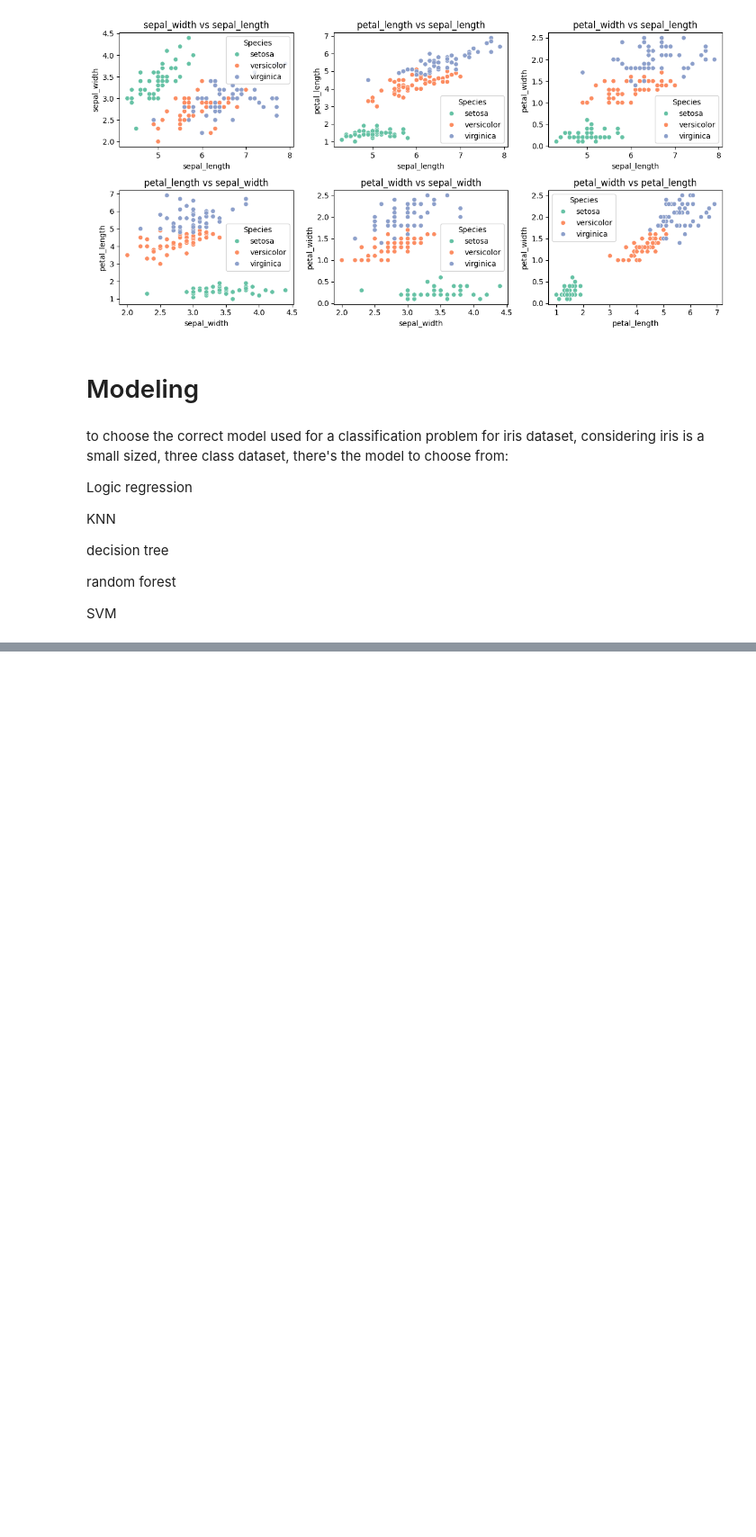
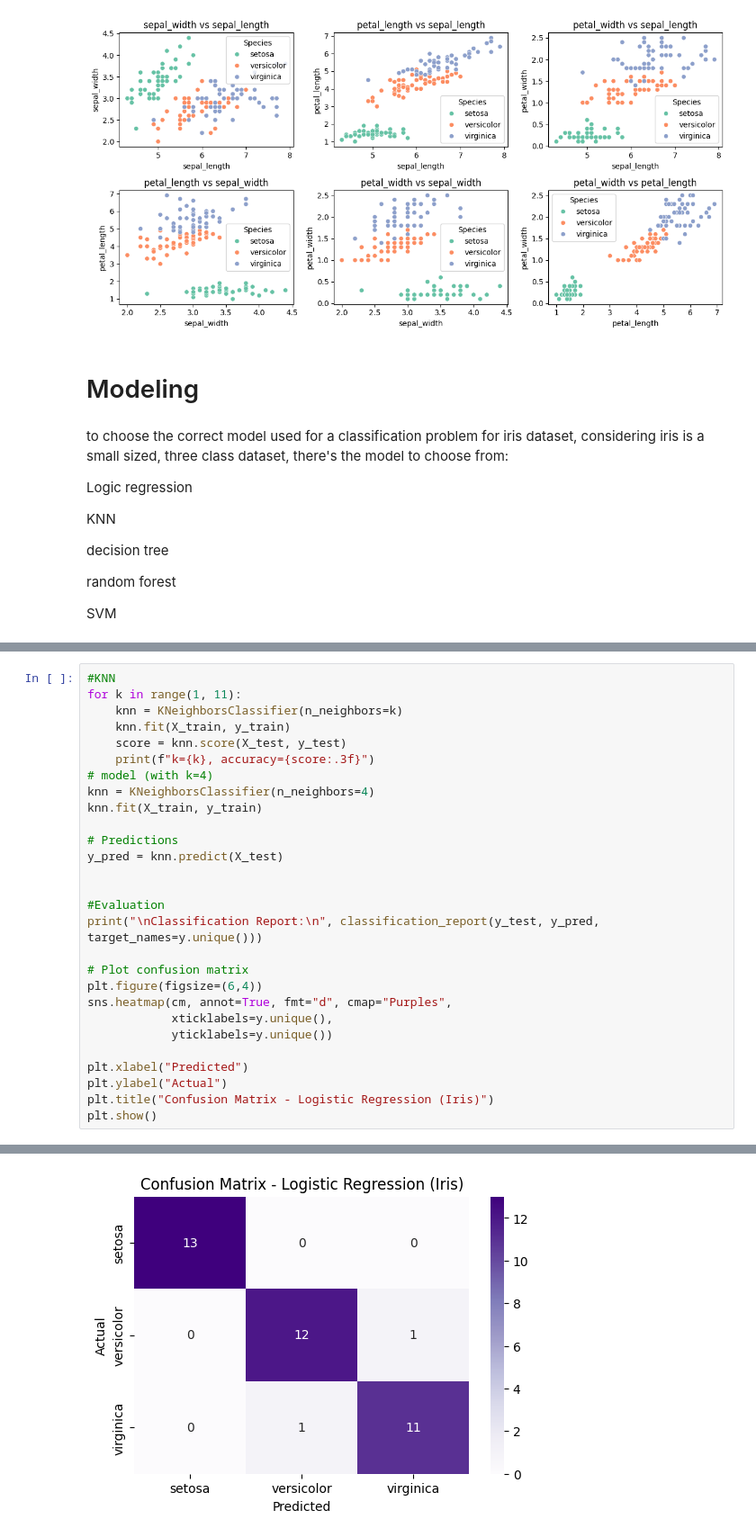
Before and after one commit to Emilye42/DataAnalysisonIrisDataSet, a Jupyter notebook: Iris.ipynb, the cells around one changed output, grey strips where cells are left out. Shown: that part at 90% size. Cells and saved outputs as stored; diff of their text form; blank space fills up the shorter version.

```diff
--- a/Iris.ipynb
+++ b/Iris.ipynb
@@ -259,0 +280,29 @@ weighted avg       0.97      0.97      0.97        30
+# %%
+#KNN
+for k in range(1, 11):
+    knn = KNeighborsClassifier(n_neighbors=k)
+    knn.fit(X_train, y_train)
+    score = knn.score(X_test, y_test)
+    print(f"k={k}, accuracy={score:.3f}")
+# model (with k=4)
+knn = KNeighborsClassifier(n_neighbors=4)
+knn.fit(X_train, y_train)
+
+# Predictions
+y_pred = knn.predict(X_test)
+
+
+#Evaluation
+print("\nClassification Report:\n", classification_report(y_test, y_pred, target_names=y.unique()))
+
+# Plot confusion matrix
+plt.figure(figsize=(6,4))
+sns.heatmap(cm, annot=True, fmt="d", cmap="Purples",
+            xticklabels=y.unique(),
+            yticklabels=y.unique())
+
+plt.xlabel("Predicted")
+plt.ylabel("Actual")
+plt.title("Confusion Matrix - Logistic Regression (Iris)")
+plt.show()
+# %% [output]
@@ -259,0 +326 @@ weighted avg       0.97      0.97      0.97        30
+[figure, added]
```
Also changed, not shown: parts of 4 cells of this notebook, 1 other file.
